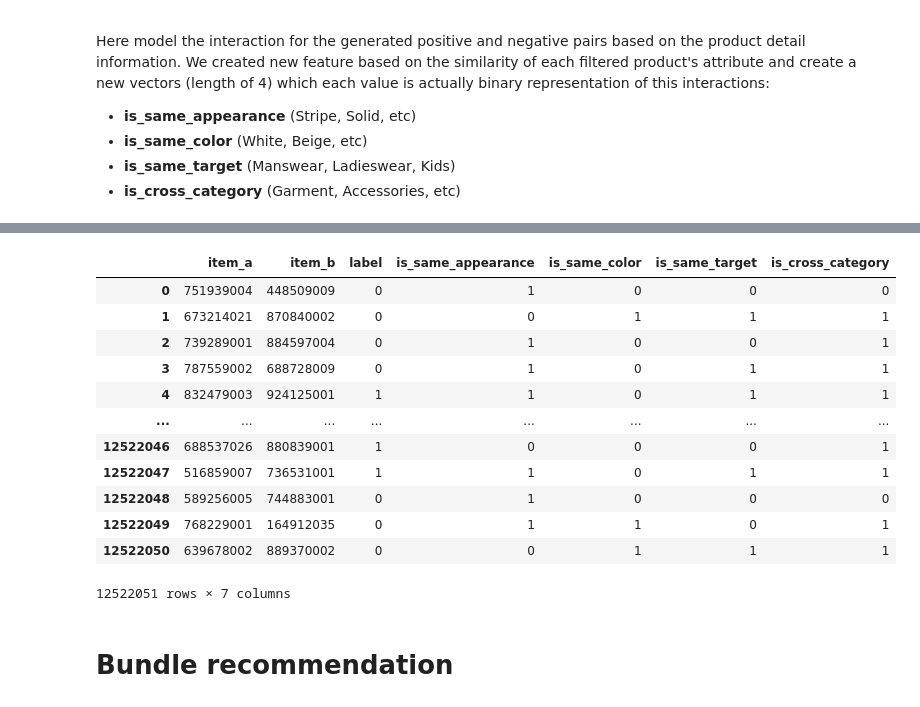
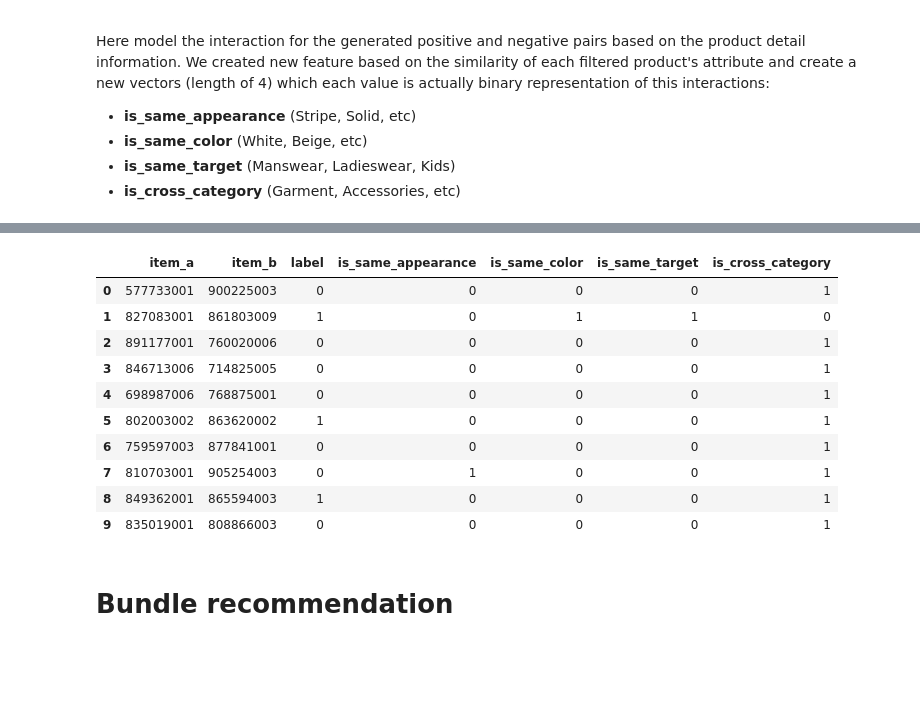
Before and after one commit to alfialdo/fashion-bundle-recom, a Jupyter notebook: bundle_recom.ipynb, the cells around one changed output, grey strips where cells are left out. Saved outputs shown, nothing was run; the diff lists cells and outputs as text; code cells hidden in the pictures; blank space fills up the shorter version.

```diff
--- a/bundle_recom.ipynb
+++ b/bundle_recom.ipynb
@@ -150,0 +149,7 @@ feat_df
+# %%
+train_df = generate_pos_neg_pairs(train_bundles, txs_train)
+test_df = generate_pos_neg_pairs(test_bundles, txs_test)
+
+del train_bundles
+del test_bundles
+train_df.head(10)
@@ -159,7 +176,7 @@ Here model the interaction for the generated positive and negative pairs based o
 - **is_cross_category** (Garment, Accessories, etc)
 # %%
 def merge_product_features(df, prod_df, suffix):
-    temp = df.merge(prod_df[['article_id', 'product_group_name', 'colour_group_name', 'index_group_name', 'graphical_appearance_name']],
+    temp = df.merge(prod_df,
                     left_on=f'item_{suffix}',
                     right_on='article_id',
                     how='left')
@@ -167,8 +184,17 @@ def merge_product_features(df, prod_df, suffix):
     cols_to_rename = {col: f"{col}_{suffix}" for col in temp.columns if col not in df.columns}
     temp = temp.rename(columns=cols_to_rename)
     temp = temp.drop(columns=['article_id_' + suffix])
+
     return temp
 
-feat_df = merge_product_features(feat_df, product_df, 'a')
-feat_df = merge_product_features(feat_df, product_df, 'b')
-feat_df.head()
+
+def create_item_interaction_feat(feat_df):
+    res = feat_df[['item_a', 'item_b', 'label']].copy()
+    res['is_same_appearance'] = (feat_df['graphical_appearance_name_a'] == feat_df['graphical_appearance_name_b']).astype(int)
+    res['is_same_color'] = (feat_df['colour_group_name_a'] == feat_df['colour_group_name_b']).astype(int)
+    res['is_same_target'] = (feat_df['index_group_name_a'] == feat_df['index_group_name_b']).astype(int)
+
+    is_same_category = (feat_df['product_group_name_a'] == feat_df['product_group_name_b']).astype(int)
+    res['is_cross_category'] = 1 - is_same_category
+
+    return res
@@ -181,0 +201,7 @@ feat_df.head()
+# %%
+train_df = merge_product_features(train_df, product_df, 'a')
+train_df = merge_product_features(train_df, product_df, 'b')
+test_df = merge_product_features(test_df, product_df, 'a')
+test_df = merge_product_features(test_df, product_df, 'b')
+
+train_df.head(10)
@@ -182,27 +220,19 @@ feat_df.head()
 # %%
-train_df = feat_df[['item_a', 'item_b', 'label']].copy()
-train_df['is_same_appearance'] = (feat_df['graphical_appearance_name_a'] == feat_df['graphical_appearance_name_b']).astype(int)
-train_df['is_same_color'] = (feat_df['colour_group_name_a'] == feat_df['colour_group_name_b']).astype(int)
-train_df['is_same_target'] = (feat_df['index_group_name_a'] == feat_df['index_group_name_b']).astype(int)
+train_df = create_item_interaction_feat(train_df)
+test_df = create_item_interaction_feat(test_df)
 
-is_same_category = (feat_df['product_group_name_a'] == feat_df['product_group_name_b']).astype(int)
-train_df['is_cross_category'] = 1 - is_same_category
-
-del feat_df
-train_df
+train_df.head(10)
 # %% [output]
 |  | item_a | item_b | label | is_same_appearance | is_same_color | is_same_target | is_cross_category |
-| 0 | 751939004 | 448509009 | 0 | 1 | 0 | 0 | 0 |
-| 1 | 673214021 | 870840002 | 0 | 0 | 1 | 1 | 1 |
-| 2 | 739289001 | 884597004 | 0 | 1 | 0 | 0 | 1 |
-| 3 | 787559002 | 688728009 | 0 | 1 | 0 | 1 | 1 |
-| 4 | 832479003 | 924125001 | 1 | 1 | 0 | 1 | 1 |
-| ... | ... | ... | ... | ... | ... | ... | ... |
-| 12522046 | 688537026 | 880839001 | 1 | 0 | 0 | 0 | 1 |
-| 12522047 | 516859007 | 736531001 | 1 | 1 | 0 | 1 | 1 |
-| 12522048 | 589256005 | 744883001 | 0 | 1 | 0 | 0 | 0 |
-| 12522049 | 768229001 | 164912035 | 0 | 1 | 1 | 0 | 1 |
-| 12522050 | 639678002 | 889370002 | 0 | 0 | 1 | 1 | 1 |
+| 0 | 577733001 | 900225003 | 0 | 0 | 0 | 0 | 1 |
+| 1 | 827083001 | 861803009 | 1 | 0 | 1 | 1 | 0 |
+| 2 | 891177001 | 760020006 | 0 | 0 | 0 | 0 | 1 |
+| 3 | 846713006 | 714825005 | 0 | 0 | 0 | 0 | 1 |
+| 4 | 698987006 | 768875001 | 0 | 0 | 0 | 0 | 1 |
+| 5 | 802003002 | 863620002 | 1 | 0 | 0 | 0 | 1 |
+| 6 | 759597003 | 877841001 | 0 | 0 | 0 | 0 | 1 |
+| 7 | 810703001 | 905254003 | 0 | 1 | 0 | 0 | 1 |
+| 8 | 849362001 | 865594003 | 1 | 0 | 0 | 0 | 1 |
+| 9 | 835019001 | 808866003 | 0 | 0 | 0 | 0 | 1 |
-12522051 rows × 7 columns
 # %% [markdown]
 # Bundle recommendation
```
Also changed, not shown: parts of 30 cells of this notebook, 7 other files.
